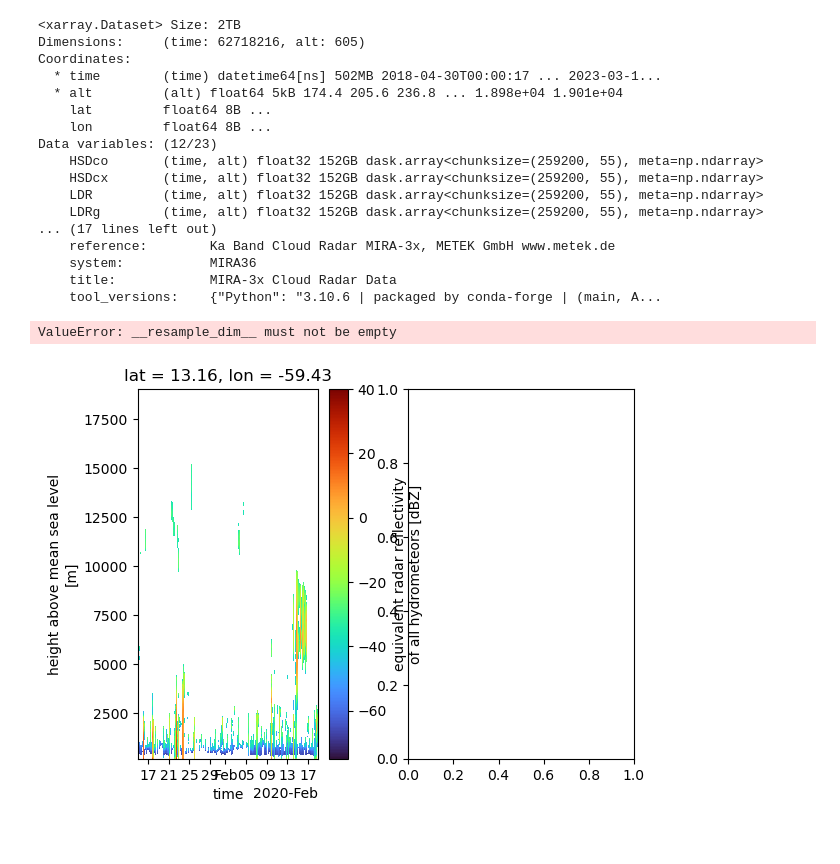
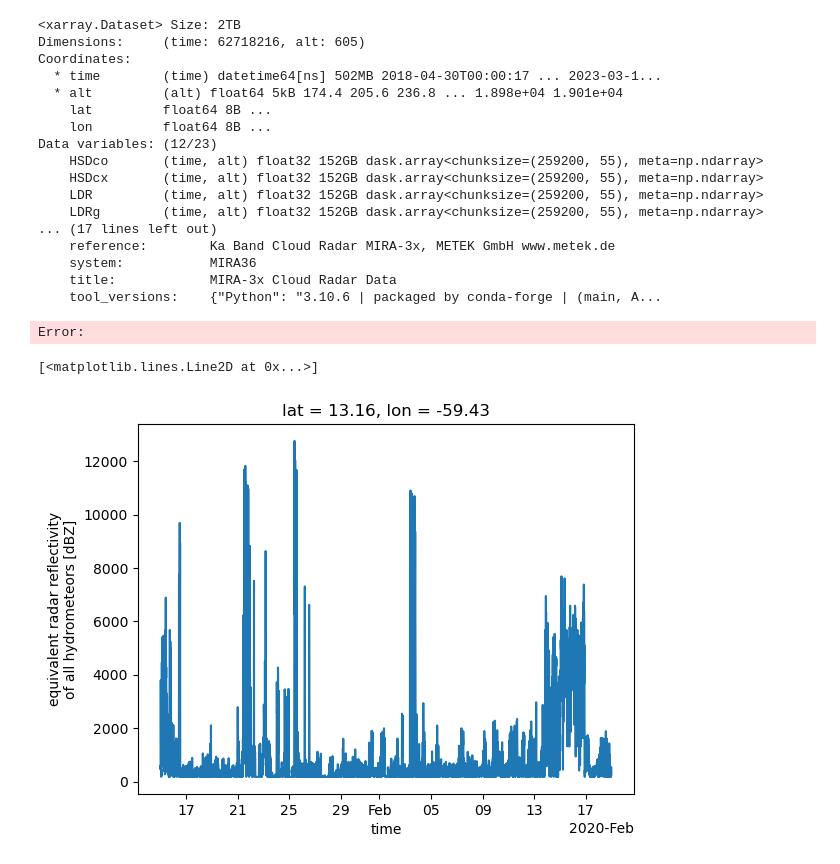
Before and after one commit to meteorologopazzo/BCO_observational, a Jupyter notebook: eurec4a_vs_orcestra_profiles.ipynb, the cells around one changed output. Saved outputs shown, nothing was run; the diff lists cells and outputs as text; code cells hidden in the pictures.

```diff
--- a/eurec4a_vs_orcestra_profiles.ipynb
+++ b/eurec4a_vs_orcestra_profiles.ipynb
@@ -921,16 +1046,26 @@ Data variables: (12/23)
     system:           MIRA36
     title:            MIRA-3x Cloud Radar Data
     tool_versions:    {"Python": "3.10.6 | packaged by conda-forge | (main, A...
+# %%
+coral_radar = coral_radar.sel(time=slice('2020-01-22','2020-02-13'))
+# %% [output]
+Error:
 # %%
 ## --- have a look at radar
 
-fig, ax = plt.subplots(1,2)
+fig, ax = plt.subplots(1,1)
 
 # EUREC4A
-coral_radar.Ze.sel(time=slice('2020-01-15','2020-02-18')).resample(time="10min").mean().plot(ax=ax[0], x="time", y="alt", vmin=-75, vmax=40, cmap="turbo")
+coral_radar.Ze.plot(ax=ax, x="time", y="alt", vmin=-75, vmax=40, cmap="turbo")
 
 # ORCESTRA
-coral_radar.Ze.sel(time=slice('2024-08-15','2024-09-23')).resample(time="10min").mean().plot(ax=ax[1], x="time", y="alt", vmin=-75, vmax=40, cmap="turbo")
+# coral_radar.Ze.sel(time=slice('2024-08-15','2024-09-23')).resample(time="10min").mean().plot(ax=ax[1], x="time", y="alt", vmin=-75, vmax=40, cmap="turbo")
-# %% [output]
-ValueError: __resample_dim__ must not be empty
-[figure, removed]
+# %%
+mask_cloud = coral_radar.where(coral_radar.Ze > -50. )
+
+cloud_base = mask_cloud.Ze.notnull().idxmax(dim="alt")
+# %%
+cloud_base.plot.line()
+# %% [output]
+[<matplotlib.lines.Line2D at 0x...>]
+[figure, added]
```
Also changed, not shown: parts of 12 cells of this notebook, 3 other files.
